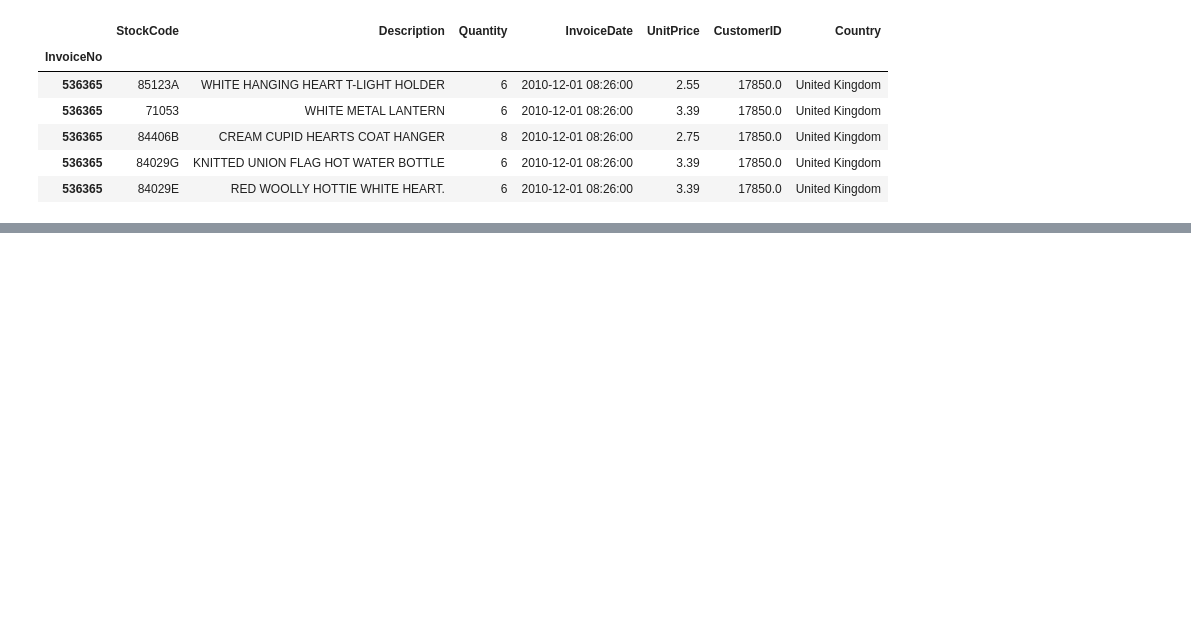
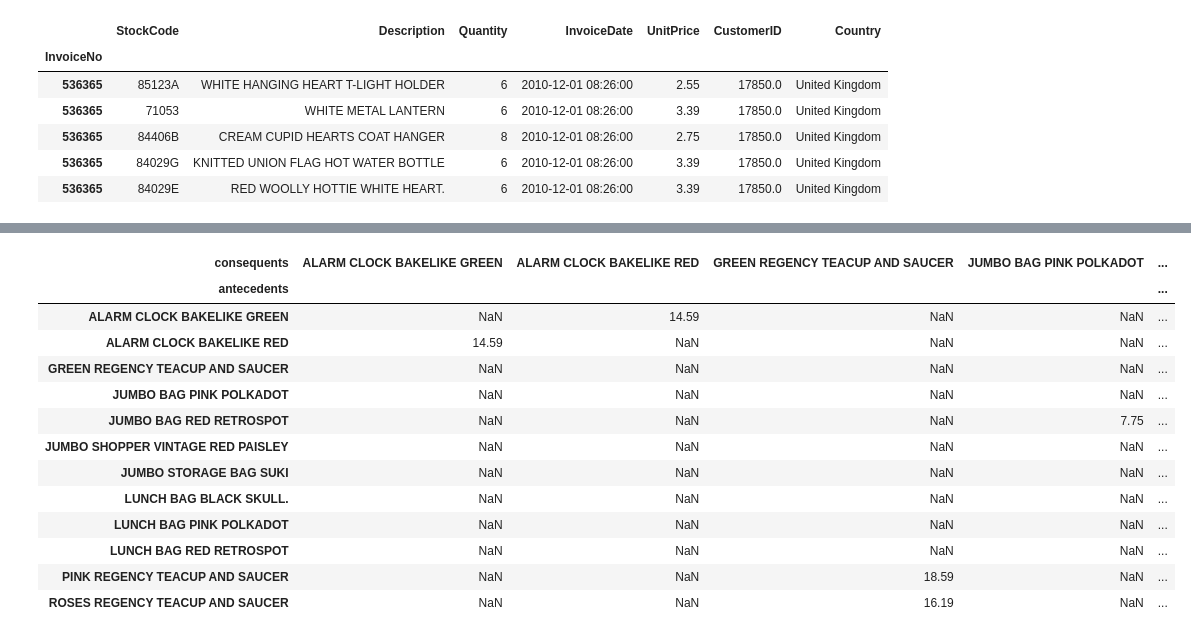
Before and after one commit to EstebanBorai/online-retail-market-basket-analysis, a Jupyter notebook: notebooks/market_baseket_analysis.ipynb, the cells around one changed output, grey strips where cells are left out. Cells and saved outputs as stored; diff of their text form; code cells hidden in the pictures; blank space fills up the shorter version.

```diff
--- a/notebooks/market_baseket_analysis.ipynb
+++ b/notebooks/market_baseket_analysis.ipynb
@@ -13,0 +159,7 @@ df_retail.head()
+# %%
+rules_plot = pd.DataFrame()
+rules_plot['antecedents'] = rules['antecedents'].apply(lambda x: ','.join(list(x)))
+rules_plot['consequents'] = rules['consequents'].apply(lambda x: ','.join(list(x)))
+rules_plot['lift'] = rules['lift'].apply(lambda x: round(x, 2))
+
+display(rules_plot)
@@ -13,0 +184,3 @@ df_retail.head()
+# %%
+rules_plot = rules_plot.sort_values('lift', ascending=False)
+display(rules_plot)
@@ -13,0 +205,18 @@ df_retail.head()
+# %%
+pivot = rules_plot.pivot(index = 'antecedents', columns = 'consequents', values = 'lift')
+display(pivot)
+# %% [output]
+| consequents | ALARM CLOCK BAKELIKE GREEN | ALARM CLOCK BAKELIKE RED | GREEN REGENCY TEACUP AND SAUCER | JUMBO BAG PINK POLKADOT | ... |
+| antecedents |  |  |  |  | ... |
+| ALARM CLOCK BAKELIKE GREEN | NaN | 14.59 | NaN | NaN | ... |
+| ALARM CLOCK BAKELIKE RED | 14.59 | NaN | NaN | NaN | ... |
+| GREEN REGENCY TEACUP AND SAUCER | NaN | NaN | NaN | NaN | ... |
+| JUMBO BAG PINK POLKADOT | NaN | NaN | NaN | NaN | ... |
+| JUMBO BAG RED RETROSPOT | NaN | NaN | NaN | 7.75 | ... |
+| JUMBO SHOPPER VINTAGE RED PAISLEY | NaN | NaN | NaN | NaN | ... |
+| JUMBO STORAGE BAG SUKI | NaN | NaN | NaN | NaN | ... |
+| LUNCH BAG BLACK SKULL. | NaN | NaN | NaN | NaN | ... |
+| LUNCH BAG PINK POLKADOT | NaN | NaN | NaN | NaN | ... |
+| LUNCH BAG RED RETROSPOT | NaN | NaN | NaN | NaN | ... |
+| PINK REGENCY TEACUP AND SAUCER | NaN | NaN | 18.59 | NaN | ... |
+| ROSES REGENCY TEACUP AND SAUCER | NaN | NaN | 16.19 | NaN | ... |
```
Also changed, not shown: parts of 20 cells of this notebook, 2 other files.
